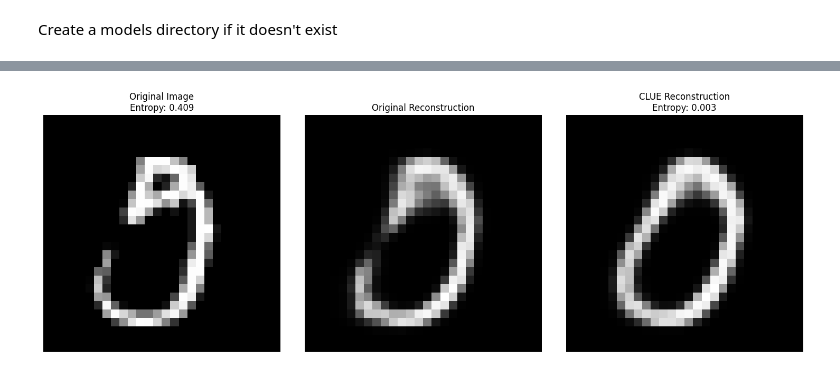
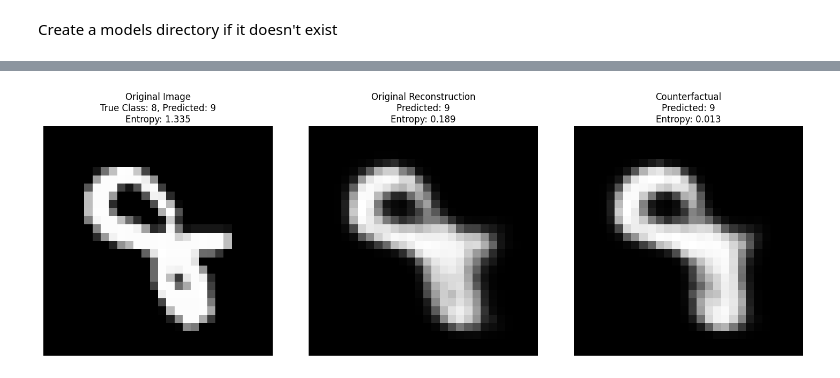
Before and after one commit to confinlay/Bayesian-CE, a Jupyter notebook: MyImplementation/testing_notebooks/test-old-clue.ipynb, the cells around one changed output, grey strips where cells are left out. Cells and saved outputs as stored; diff of their text form; code cells hidden in the pictures.

```diff
--- a/MyImplementation/testing_notebooks/test-old-clue.ipynb
+++ b/MyImplementation/testing_notebooks/test-old-clue.ipynb
@@ -40,7 +40,10 @@ Load the Datasets
 # Load the MNIST dataset
 transform = transforms.Compose([transforms.ToTensor()])
 trainset = torchvision.datasets.MNIST(root='../data', train=True, download=True, transform=transform)
+testset = torchvision.datasets.MNIST(root='../data', train=False, download=True, transform=transform)
+
 trainloader = torch.utils.data.DataLoader(trainset, batch_size=64, shuffle=True, num_workers=2)
+testloader = torch.utils.data.DataLoader(testset, batch_size=64, shuffle=False, num_workers=2)
 # %% [markdown]
 Set the latent dimension
 # %%
@@ -49,4 +52,5 @@ latent_dim = 256
 Create a models directory if it doesn't exist
 # %%
 # Create models directory if it doesn't exist
-os.makedirs('models', exist_ok=True)
+os.makedirs('../model_saves', exist_ok=True)
+model_saves_path = '../model_saves'
@@ -55,13 +61,10 @@ os.makedirs('models', exist_ok=True)
 # %%
-from MyImplementation.models.mnist_classifier import MNISTClassifier
-from MyImplementation.models.mnist_vae import VAE
+from models.mnist_classifier import MNISTClassifier
+from models.mnist_vae import VAE
 
 classifier = MNISTClassifier(device=device)
 vae = VAE(latent_dim=latent_dim, device=device)
 
-classifier.load_state_dict(torch.load('models/mnist_classifier.pth', map_location=device))
-vae.load_state_dict(torch.load('models/mnist_vae.pth', map_location=device))
-
-classifier.eval()
-vae.eval()
+classifier.load_state_dict(torch.load(os.path.join(model_saves_path, 'mnist_classifier.pth'), map_location=device))
+vae.load_state_dict(torch.load(os.path.join(model_saves_path, 'mnist_vae.pth'), map_location=device))
 # %% [output]
@@ -201,22 +155,27 @@ plot_most_uncertain(trainset, sorted_data_indices, sorted_uncertainties, n_plot=
 # %%
 import importlib
-import MyImplementation.clue.simple_base_clue as simple_base_clue
+import clue.simple_base_clue as simple_base_clue
 importlib.reload(simple_base_clue)
-from MyImplementation.clue.simple_base_clue import SimpleBaseCLUE
+from clue.simple_base_clue import SimpleCLUE
 
 # Get the most uncertain image and its latent representation
-most_uncertain_idx = sorted_data_indices[5]
-uncertain_image, _ = trainset[most_uncertain_idx]
+most_uncertain_idx = sorted_data_indices[0]
+uncertain_image, true_label = testset[most_uncertain_idx]
 uncertain_image = uncertain_image.to(device).unsqueeze(0)  # Add batch dimension
 
-# Get its latent representation
+# Get its latent representation and original prediction entropy
 classifier.eval()
 vae.eval()
 with torch.no_grad():
     z0, _ = vae.encode(uncertain_image)
+    # Get original image prediction and entropy
+    original_logits = classifier(uncertain_image)
+    original_probs = torch.nn.functional.softmax(original_logits, dim=1)
+    original_entropy = -(original_probs * torch.log(original_probs + 1e-10)).sum()
+    original_pred = torch.argmax(original_probs, dim=1).item()
 
 # Initialize CLUE
-clue = SimpleBaseCLUE(
+clue = SimpleCLUE(
     vae=vae,
     classifier=classifier,
     z0=z0,
@@ -236,32 +195,57 @@ with torch.no_grad():
     # CLUE reconstruction
     clue_recon = vae.decode(z_explained)
 
-    # Get predictions and uncertainties
-    original_logits = classifier(original_recon)
+    # Get predictions and uncertainties for reconstructions
+    recon_logits = classifier(original_recon)
     explained_logits = classifier(clue_recon)
 
-    original_probs = torch.nn.functional.softmax(original_logits, dim=1)
+    recon_probs = torch.nn.functional.softmax(recon_logits, dim=1)
     explained_probs = torch.nn.functional.softmax(explained_logits, dim=1)
 
-    original_entropy = -(original_probs * torch.log(original_probs + 1e-10)).sum()
+    recon_entropy = -(recon_probs * torch.log(recon_probs + 1e-10)).sum()
     explained_entropy = -(explained_probs * torch.log(explained_probs + 1e-10)).sum()
+
+    # Get predicted classes
+    recon_pred = torch.argmax(recon_probs, dim=1).item()
+    explained_pred = torch.argmax(explained_probs, dim=1).item()
 
 # Plot results
 plt.figure(figsize=(15, 5))
 
 plt.subplot(131)
 plt.imshow(uncertain_image[0,0].cpu(), cmap='gray')
-plt.title(f'Original Image\nEntropy: {original_entropy:.3f}')
+plt.title(f'Original Image\nTrue Class: {true_label}, Predicted: {original_pred}\nEntropy: {original_entropy:.3f}')
 plt.axis('off')
 
 plt.subplot(132)
 plt.imshow(original_recon[0,0].cpu().detach(), cmap='gray')
-plt.title('Original Reconstruction')
+plt.title(f'Original Reconstruction\nPredicted: {recon_pred}\nEntropy: {recon_entropy:.3f}')
 plt.axis('off')
 
 plt.subplot(133)
 plt.imshow(clue_recon[0,0].cpu().detach(), cmap='gray')
-plt.title(f'CLUE Reconstruction\nEntropy: {explained_entropy:.3f}')
+plt.title(f'Counterfactual\nPredicted: {explained_pred}\nEntropy: {explained_entropy:.3f}')
+plt.axis('off')
+
+plt.tight_layout()
+plt.show()
+
+# Plot differences
+plt.figure(figsize=(15, 5))
+
+plt.subplot(131)
+plt.imshow(torch.abs(uncertain_image[0,0].cpu() - original_recon[0,0].cpu().detach()), cmap='gray')
+plt.title('Original vs Reconstruction\nDifference')
+plt.axis('off')
+
+plt.subplot(132)
+plt.imshow(torch.abs(original_recon[0,0].cpu().detach() - clue_recon[0,0].cpu().detach()), cmap='gray')
+plt.title('Reconstruction vs Counterfactual\nDifference')
+plt.axis('off')
+
+plt.subplot(133)
+plt.imshow(torch.abs(uncertain_image[0,0].cpu() - clue_recon[0,0].cpu().detach()), cmap='gray')
+plt.title('Original vs Counterfactual\nDifference')
 plt.axis('off')
 
 plt.tight_layout()
@@ -269,6 +253,7 @@ plt.show()
 
 # Print probabilities
 print("\nClass probabilities:")
-print("Original:", original_probs.cpu().numpy()[0].round(3))
-print("Explained:", explained_probs.cpu().numpy()[0].round(3))
+print(f"Original (True class: {true_label}, Predicted: {original_pred}):", original_probs.cpu().numpy()[0].round(3))
+print(f"Reconstruction (Predicted: {recon_pred}):", recon_probs.cpu().numpy()[0].round(3))
+print(f"Explained (Predicted: {explained_pred}):", explained_probs.cpu().numpy()[0].round(3))
 # %% [output]
@@ -295 +280 @@ Step 19: Loss: 0.1399, Entropy: 0.0039, Distance: 1.3596
-[figure, old version]
+[figure, new version]
```
Also changed, not shown: parts of 18 cells of this notebook, 14 other files.
